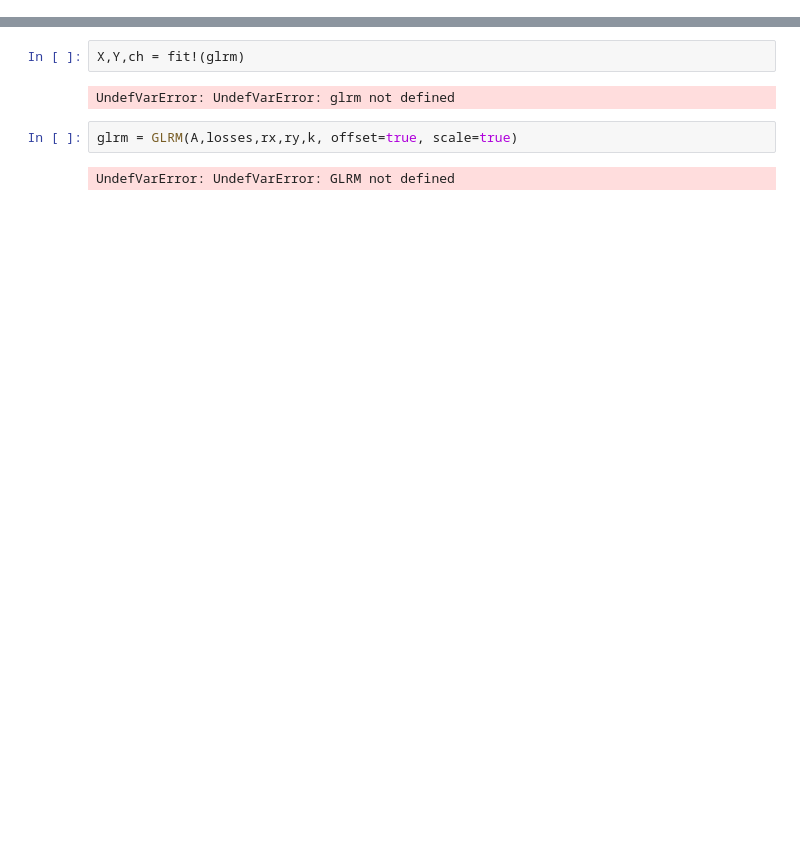
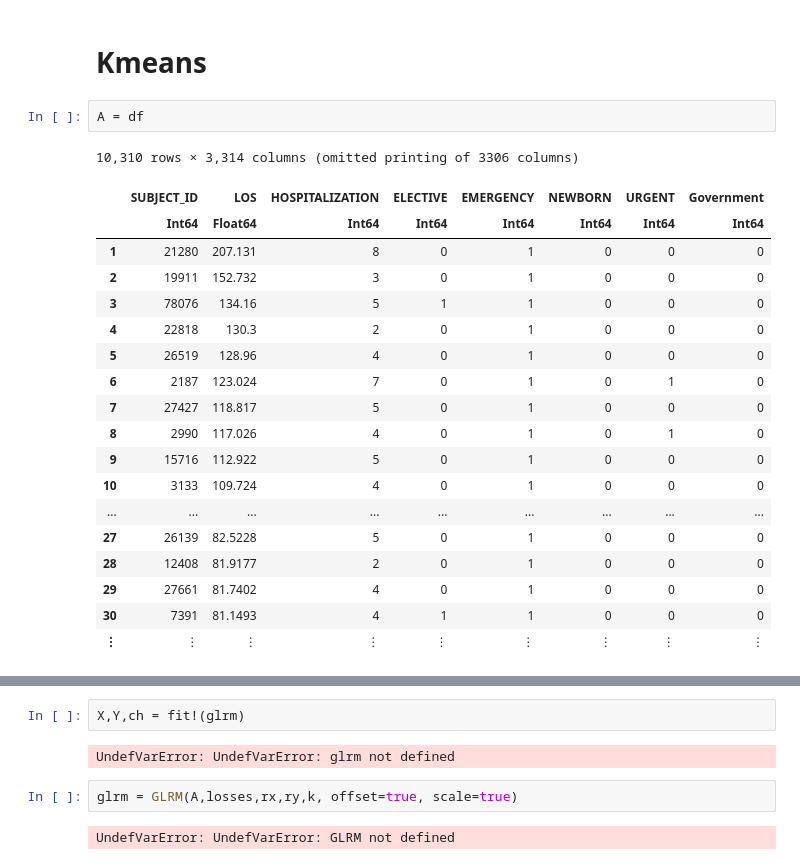
Before and after one commit to kathy908000/Health-Care-Research, a Jupyter notebook: GLRMjulia.ipynb, the cells around one changed output, grey strips where cells are left out. Saved outputs shown, nothing was run; the diff lists cells and outputs as text; blank space fills up the shorter version.

```diff
--- a/GLRMjulia.ipynb
+++ b/GLRMjulia.ipynb
@@ -17,0 +162,24 @@ ArgumentError: ArgumentError: "Users\kathy908000\github\Health-Care-Research\dia
+# %% [markdown]
+# Kmeans
+# %%
+A = df
+# %% [output]
+10,310 rows × 3,314 columns (omitted printing of 3306 columns)
+|  | SUBJECT_ID | LOS | HOSPITALIZATION | ELECTIVE | EMERGENCY | NEWBORN | URGENT | Government |
+|  | Int64 | Float64 | Int64 | Int64 | Int64 | Int64 | Int64 | Int64 |
+| 1 | 21280 | 207.131 | 8 | 0 | 1 | 0 | 0 | 0 |
+| 2 | 19911 | 152.732 | 3 | 0 | 1 | 0 | 0 | 0 |
+| 3 | 78076 | 134.16 | 5 | 1 | 1 | 0 | 0 | 0 |
+| 4 | 22818 | 130.3 | 2 | 0 | 1 | 0 | 0 | 0 |
+| 5 | 26519 | 128.96 | 4 | 0 | 1 | 0 | 0 | 0 |
+| 6 | 2187 | 123.024 | 7 | 0 | 1 | 0 | 1 | 0 |
+| 7 | 27427 | 118.817 | 5 | 0 | 1 | 0 | 0 | 0 |
+| 8 | 2990 | 117.026 | 4 | 0 | 1 | 0 | 1 | 0 |
+| 9 | 15716 | 112.922 | 5 | 0 | 1 | 0 | 0 | 0 |
+| 10 | 3133 | 109.724 | 4 | 0 | 1 | 0 | 0 | 0 |
+| ... | ... | ... | ... | ... | ... | ... | ... | ... |
+| 27 | 26139 | 82.5228 | 5 | 0 | 1 | 0 | 0 | 0 |
+| 28 | 12408 | 81.9177 | 2 | 0 | 1 | 0 | 0 | 0 |
+| 29 | 27661 | 81.7402 | 4 | 0 | 1 | 0 | 0 | 0 |
+| 30 | 7391 | 81.1493 | 4 | 1 | 1 | 0 | 0 | 0 |
+| ⋮ | ⋮ | ⋮ | ⋮ | ⋮ | ⋮ | ⋮ | ⋮ | ⋮ |
```
Also changed, not shown: parts of 24 cells of this notebook.
